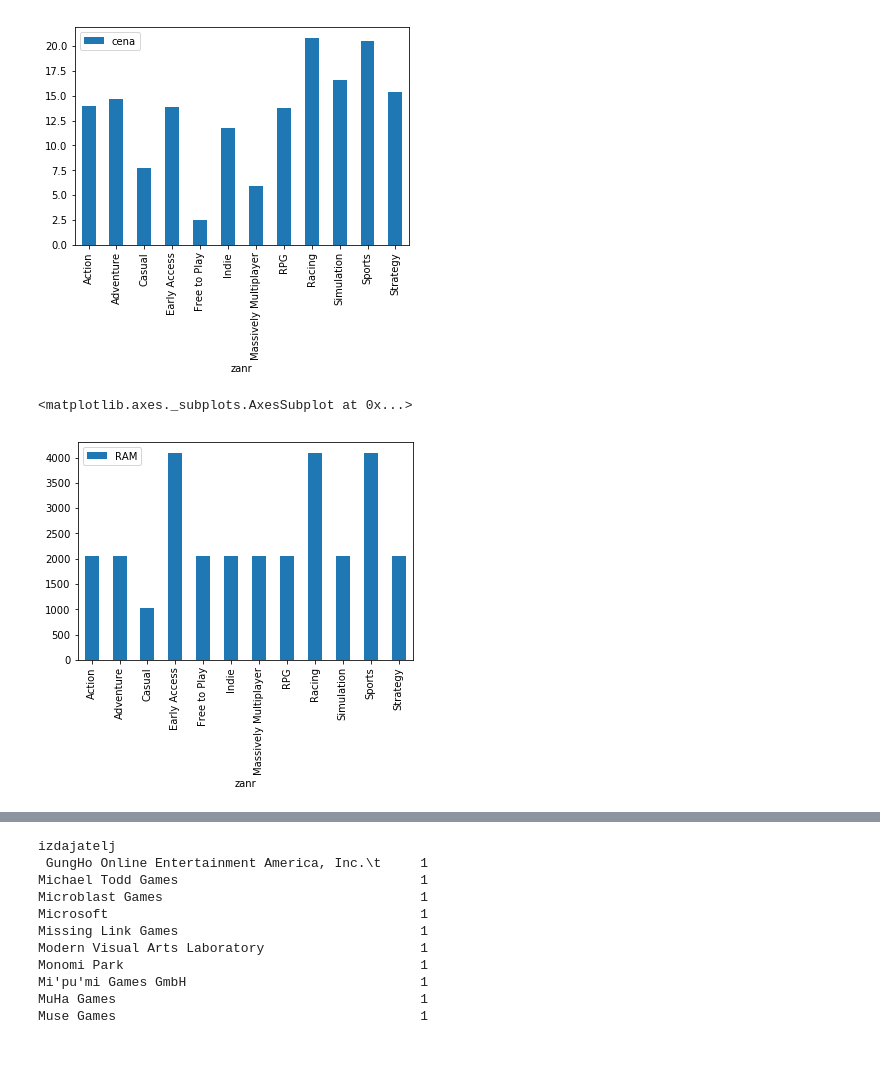
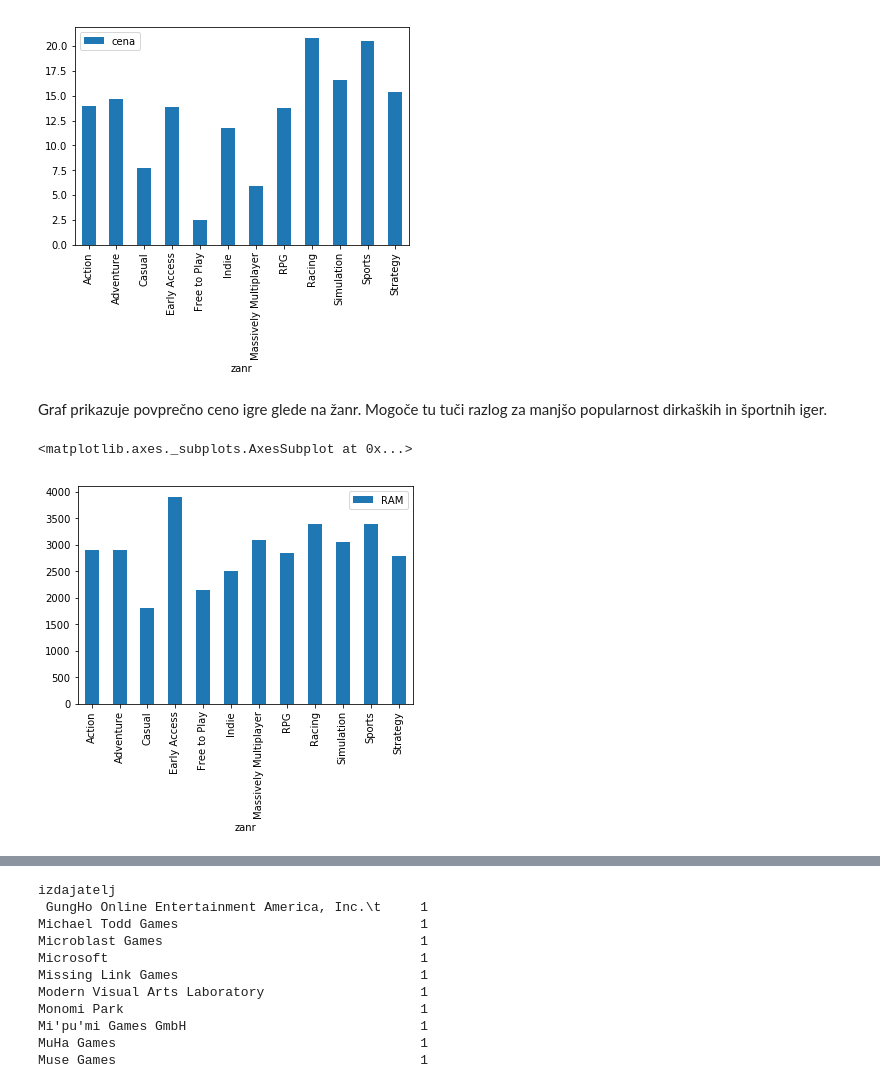
Before and after one commit to gregaSaksida/Steam, a Jupyter notebook: Untitled.ipynb, the cells around one changed output, grey strips where cells are left out. Saved outputs shown, nothing was run; the diff lists cells and outputs as text; code cells hidden in the pictures; blank space fills up the shorter version.

```diff
--- a/Untitled.ipynb
+++ b/Untitled.ipynb
@@ -3,2 +6,2 @@ import pandas as pd
 # %%
-igre = pd.read_csv('igre.csv', index_col='ime')
+igre = pd.read_csv('igre.csv')
@@ -113,8 +91,10 @@ tabela1.groupby('zanr').mean().plot.bar(y='cena')
 # %% [output]
 <matplotlib.axes._subplots.AxesSubplot at 0x...>
 [figure]
+# %% [markdown]
+Graf prikazuje povprečno ceno igre glede na žanr. Mogoče tu tuči razlog za manjšo popularnost dirkaških in športnih iger.
 # %%
-tabela1.groupby('zanr').median().plot.bar(y='RAM')
+tabela1.groupby('zanr').mean().plot.bar(y='RAM')
 # %% [output]
 <matplotlib.axes._subplots.AxesSubplot at 0x...>
-[figure, old version]
+[figure, new version]
```
Also changed, not shown: parts of 29 cells of this notebook.
